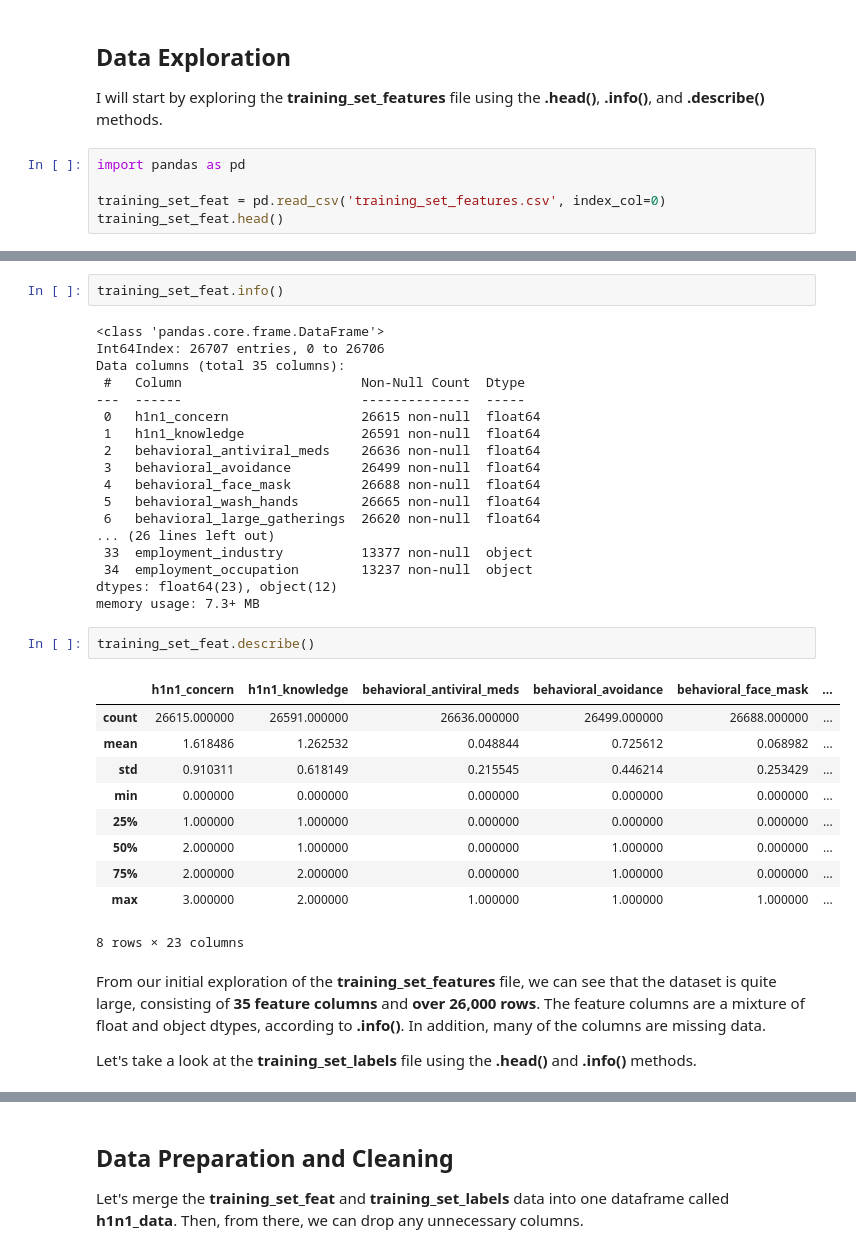
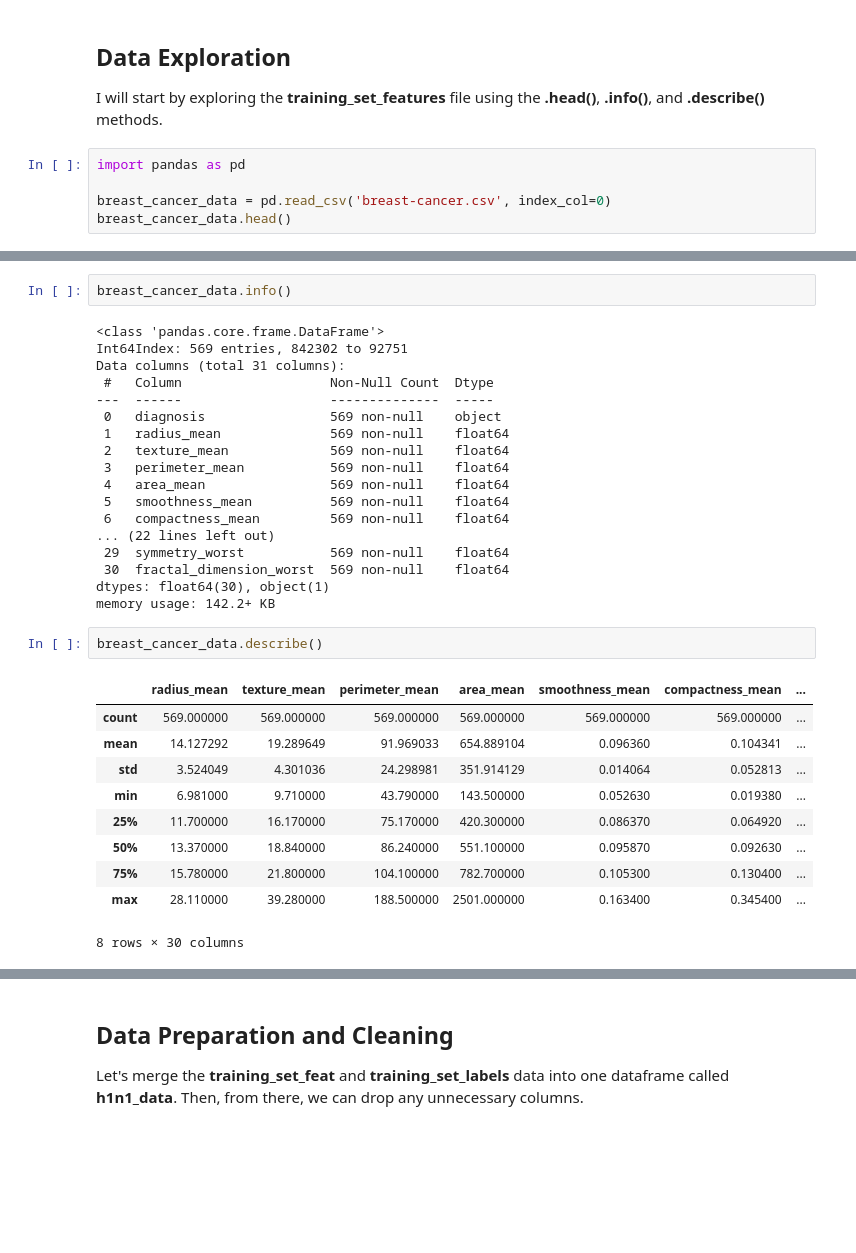
Before and after one commit to jbenedito99/Breast-Cancer-Classification, a Jupyter notebook: notebook.ipynb, the cells around one changed output, grey strips where cells are left out. Drawn from its saved outputs; the diff is of its cells as text; blank space fills up the shorter version.

```diff
--- a/notebook.ipynb
+++ b/notebook.ipynb
@@ -19,6 +21,6 @@ I will start by exploring the <b>training_set_features</b> file using the <b>.he
 # %%
 import pandas as pd
 
-training_set_feat = pd.read_csv('training_set_features.csv', index_col=0)
-training_set_feat.head()
+breast_cancer_data = pd.read_csv('breast-cancer.csv', index_col=0)
+breast_cancer_data.head()
 # %% [output]
@@ -33,37 +35,33 @@ training_set_feat.head()
 # %%
-training_set_feat.info()
+breast_cancer_data.info()
 # %% [output]
 <class 'pandas.core.frame.DataFrame'>
-Int64Index: 26707 entries, 0 to 26706
-Data columns (total 35 columns):
- #   Column                       Non-Null Count  Dtype
----  ------                       --------------  -----
- 0   h1n1_concern                 26615 non-null  float64
- 1   h1n1_knowledge               26591 non-null  float64
- 2   behavioral_antiviral_meds    26636 non-null  float64
- 3   behavioral_avoidance         26499 non-null  float64
- 4   behavioral_face_mask         26688 non-null  float64
- 5   behavioral_wash_hands        26665 non-null  float64
- 6   behavioral_large_gatherings  26620 non-null  float64
-... (26 lines left out)
- 33  employment_industry          13377 non-null  object
- 34  employment_occupation        13237 non-null  object
-dtypes: float64(23), object(12)
-memory usage: 7.3+ MB
+Int64Index: 569 entries, 842302 to 92751
+Data columns (total 31 columns):
+ #   Column                   Non-Null Count  Dtype
+---  ------                   --------------  -----
+ 0   diagnosis                569 non-null    object
+ 1   radius_mean              569 non-null    float64
+ 2   texture_mean             569 non-null    float64
+ 3   perimeter_mean           569 non-null    float64
+ 4   area_mean                569 non-null    float64
+ 5   smoothness_mean          569 non-null    float64
+ 6   compactness_mean         569 non-null    float64
+... (22 lines left out)
+ 29  symmetry_worst           569 non-null    float64
+ 30  fractal_dimension_worst  569 non-null    float64
+dtypes: float64(30), object(1)
+memory usage: 142.2+ KB
 # %%
-training_set_feat.describe()
+breast_cancer_data.describe()
 # %% [output]
-|  | h1n1_concern | h1n1_knowledge | behavioral_antiviral_meds | behavioral_avoidance | behavioral_face_mask | ... |
-| count | 26615.000000 | 26591.000000 | 26636.000000 | 26499.000000 | 26688.000000 | ... |
-| mean | 1.618486 | 1.262532 | 0.048844 | 0.725612 | 0.068982 | ... |
-| std | 0.910311 | 0.618149 | 0.215545 | 0.446214 | 0.253429 | ... |
-| min | 0.000000 | 0.000000 | 0.000000 | 0.000000 | 0.000000 | ... |
-| 25% | 1.000000 | 1.000000 | 0.000000 | 0.000000 | 0.000000 | ... |
-| 50% | 2.000000 | 1.000000 | 0.000000 | 1.000000 | 0.000000 | ... |
-| 75% | 2.000000 | 2.000000 | 0.000000 | 1.000000 | 0.000000 | ... |
-| max | 3.000000 | 2.000000 | 1.000000 | 1.000000 | 1.000000 | ... |
+|  | radius_mean | texture_mean | perimeter_mean | area_mean | smoothness_mean | compactness_mean | ... |
+| count | 569.000000 | 569.000000 | 569.000000 | 569.000000 | 569.000000 | 569.000000 | ... |
+| mean | 14.127292 | 19.289649 | 91.969033 | 654.889104 | 0.096360 | 0.104341 | ... |
+| std | 3.524049 | 4.301036 | 24.298981 | 351.914129 | 0.014064 | 0.052813 | ... |
+| min | 6.981000 | 9.710000 | 43.790000 | 143.500000 | 0.052630 | 0.019380 | ... |
+| 25% | 11.700000 | 16.170000 | 75.170000 | 420.300000 | 0.086370 | 0.064920 | ... |
+| 50% | 13.370000 | 18.840000 | 86.240000 | 551.100000 | 0.095870 | 0.092630 | ... |
+| 75% | 15.780000 | 21.800000 | 104.100000 | 782.700000 | 0.105300 | 0.130400 | ... |
+| max | 28.110000 | 39.280000 | 188.500000 | 2501.000000 | 0.163400 | 0.345400 | ... |
-8 rows × 23 columns
+8 rows × 30 columns
-# %% [markdown]
-From our initial exploration of the <b>training_set_features</b> file, we can see that the dataset is quite large, consisting of <b>35 feature columns</b> and <b>over 26,000 rows</b>. The feature columns are a mixture of float and object dtypes, according to <b>.info()</b>. In addition, many of the columns are missing data.
-
-Let's take a look at the <b>training_set_labels</b> file using the <b>.head()</b> and <b>.info()</b> methods.
```
Also changed, not shown: parts of 28 cells of this notebook.
